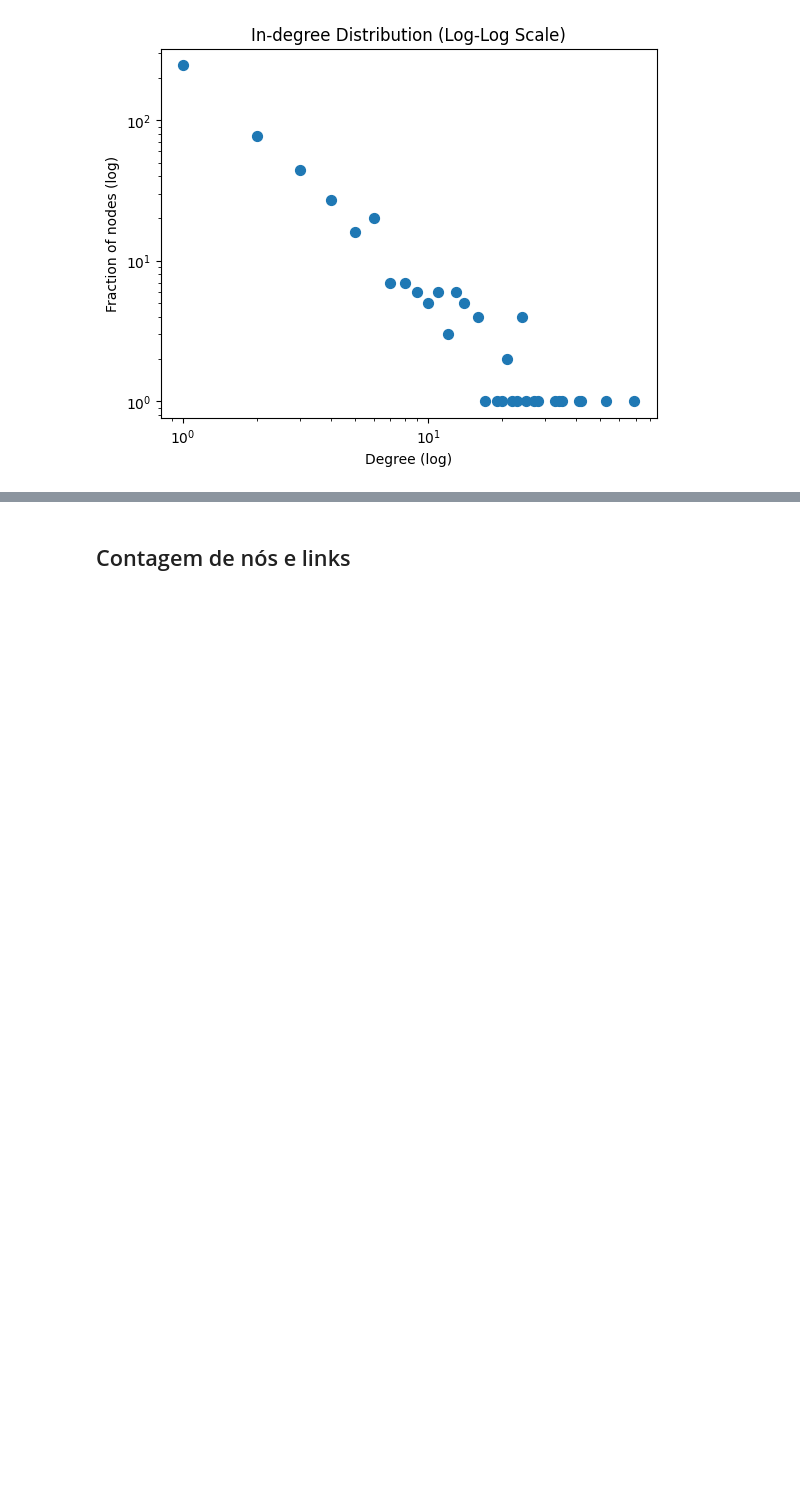
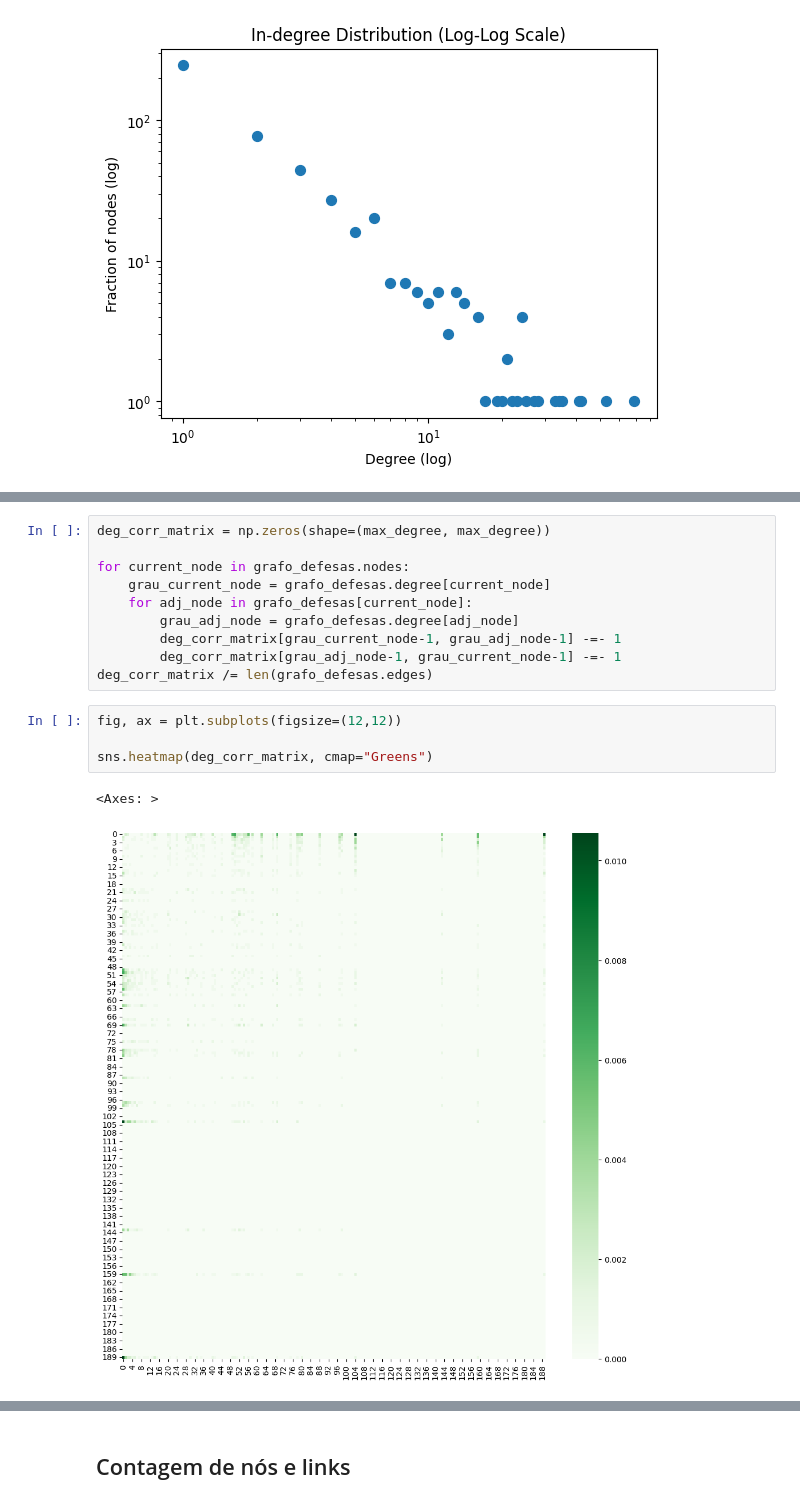
Before and after one commit to gondimjoaom/mo412-projetofinal, a Jupyter notebook: graph_all.ipynb, the cells around one changed output, grey strips where cells are left out. Saved outputs shown, nothing was run; the diff lists cells and outputs as text; blank space fills up the shorter version.

```diff
--- a/graph_all.ipynb
+++ b/graph_all.ipynb
@@ -205,0 +228,17 @@ plt.show()
+# %%
+deg_corr_matrix = np.zeros(shape=(max_degree, max_degree))
+
+for current_node in grafo_defesas.nodes:
+    grau_current_node = grafo_defesas.degree[current_node]
+    for adj_node in grafo_defesas[current_node]:
+        grau_adj_node = grafo_defesas.degree[adj_node]
+        deg_corr_matrix[grau_current_node-1, grau_adj_node-1] -=- 1
+        deg_corr_matrix[grau_adj_node-1, grau_current_node-1] -=- 1
+deg_corr_matrix /= len(grafo_defesas.edges)
+# %%
+fig, ax = plt.subplots(figsize=(12,12))
+
+sns.heatmap(deg_corr_matrix, cmap="Greens")
+# %% [output]
+<Axes: >
+[figure, added]
```
Also changed, not shown: parts of 22 cells of this notebook.
